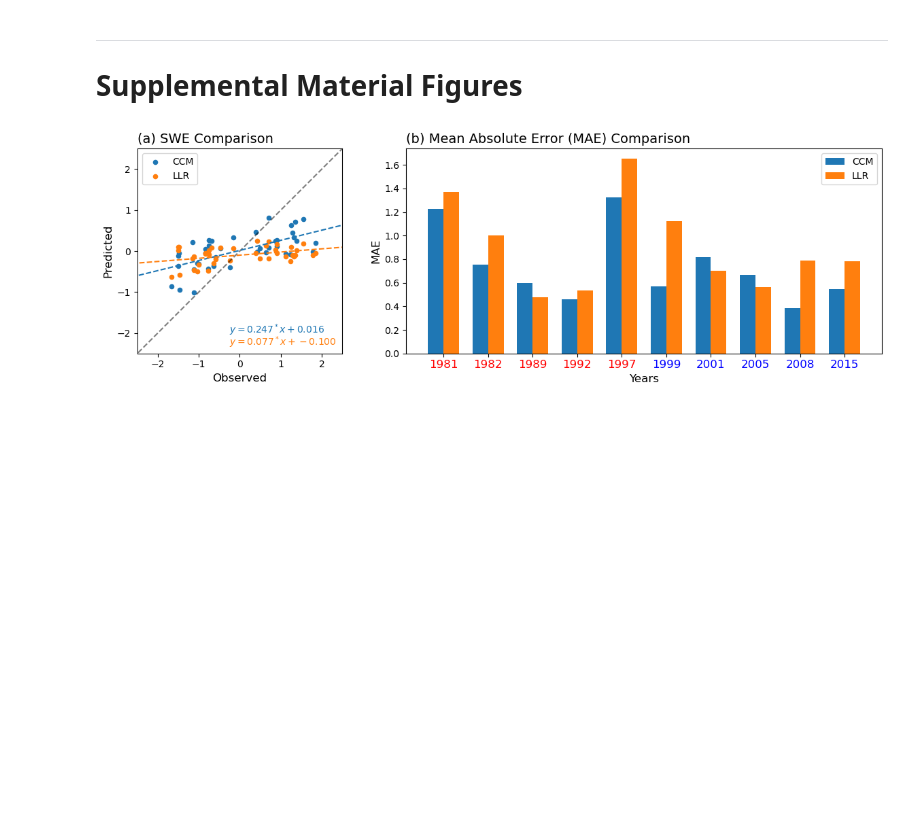
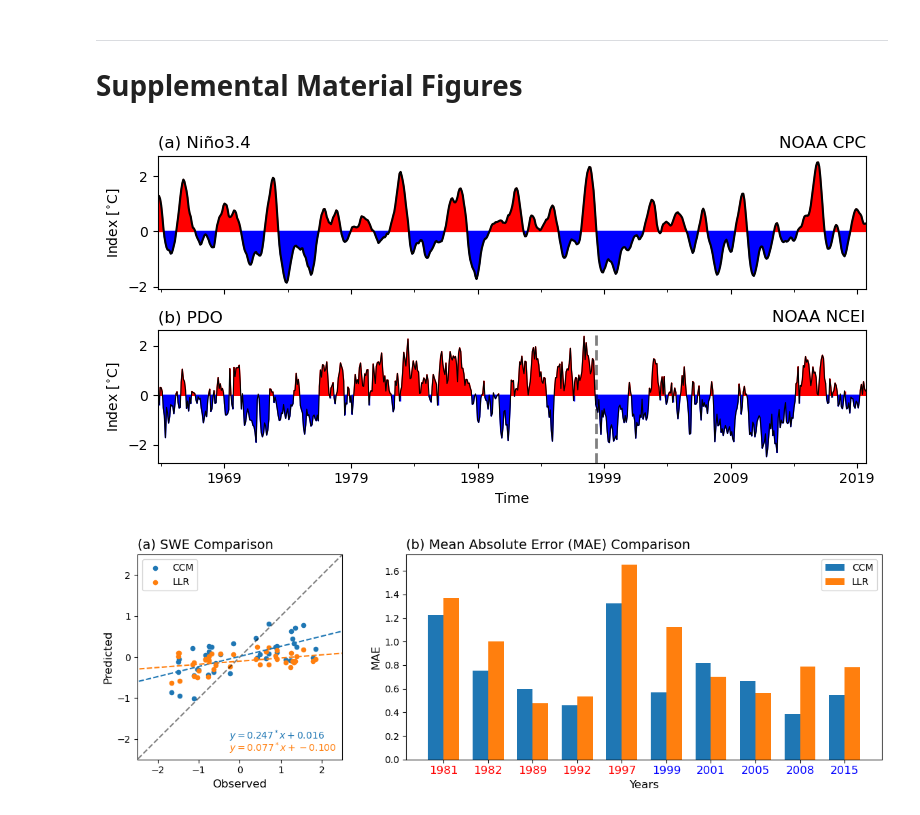
Before and after one commit to heyjoekim/causal_snow_proj, a Jupyter notebook: analysis/analysis_part2.ipynb, the cells around one changed output. Drawn from its saved outputs; the diff is of its cells as text; code cells hidden in the pictures; blank space fills up the shorter version.

```diff
--- a/analysis/analysis_part2.ipynb
+++ b/analysis/analysis_part2.ipynb
@@ -1432,6 +1432,63 @@ Text(0, 0.5, 'SST Anom.')
 # %% [markdown]
 ---
 # Supplemental Material Figures
+# %%
+# fig, ax = plt.subplots(figsize=(8,6))
+fig = plt.figure(figsize=(8,4))
+gs = fig.add_gridspec(2,1)
+
+ax1 = fig.add_subplot(gs[0])
+nino34_df = nino34.to_dataframe()
+nino34_df.plot(ax=ax1, color='k', legend=False)
+ax1.fill_between(nino34_df.index,
+                nino34_df.where(nino34_df.ANOM > 0).ANOM,
+                0,
+                color='r')
+ax1.fill_between(nino34_df.index,
+                nino34_df.where(nino34_df.ANOM <=0).ANOM,
+                0,
+                color='b')
+
+ax1.set_title(r'(a) Niño3.4', loc='left')
+ax1.set_title('NOAA CPC', loc='right')
+ax1.set_xlabel('Time')
+ax1.set_ylabel(r'Index [$^{\circ}$C]')
+
+ax2 = fig.add_subplot(gs[1], sharex=ax1)
+pdo.pdo.to_dataframe().plot(ax=ax2, y='pdo', color='k', lw=0.8, legend=False)
+ax2.fill_between(pdo.pdo.to_dataframe().index,
+                pdo.pdo.to_dataframe().where(pdo.pdo.to_dataframe().pdo >0).pdo,
+                0,
+                color='r')
+ax2.fill_between(pdo.pdo.to_dataframe().index,
+                pdo.pdo.to_dataframe().where(pdo.pdo.to_dataframe().pdo <=0).pdo,
+                0,
+                color='b')
+ax2.axvline('1998-05-01', color='k', alpha=0.5, ls='--', lw=2)
+# ax.axvline('1976-08-01', color='k', alpha=0.5, ls='--', lw=2)
+# ax.axvline('1984-03-01', color='k', alpha=0.5, ls='--', lw=2)
+# ax.axvline('1981-03-01', color='k', alpha=0.5, ls='--', lw=2)
+# ax.axvline('2008-03-01', color='k', alpha=0.5, ls='--', lw=2)
+
+
+# ax.axvline('1950-10-01', color='m', alpha=0.5, ls='--', lw=2)
+# ax.axvline('1997-10-01', color='m', alpha=0.5, ls='--', lw=2)
+
+# ax.axvline('1976-10-01', color='c', alpha=0.5, ls='--', lw=2)
+# ax.axvline('2007-10-01', color='c', alpha=0.5, ls='--', lw=2)
+
+ax2.set_title('(b) PDO', loc='left')
+ax2.set_title('NOAA NCEI', loc='right')
+ax2.set_xlabel('Time')
+ax2.set_ylabel(r'Index [$^{\circ}$C]')
+
+plt.tight_layout()
+plt.savefig(pub_dir_supp+'fig_s5a_s5b.png',
+            bbox_inches='tight',
+            facecolor='w',
+            dpi=300)
+# %% [output]
+[figure, added]
 # %%
 pred = CCM_anoms_Ca[['Observations', 'Predictions', 'wyear']].groupby(by='wyear').mean()
 mae_ccm = pred.apply(lambda x: mean_abs_error(x['Observations'], x['Predictions']), axis=1)
```
Also changed, not shown: parts of 2 cells of this notebook, 1 other file.
